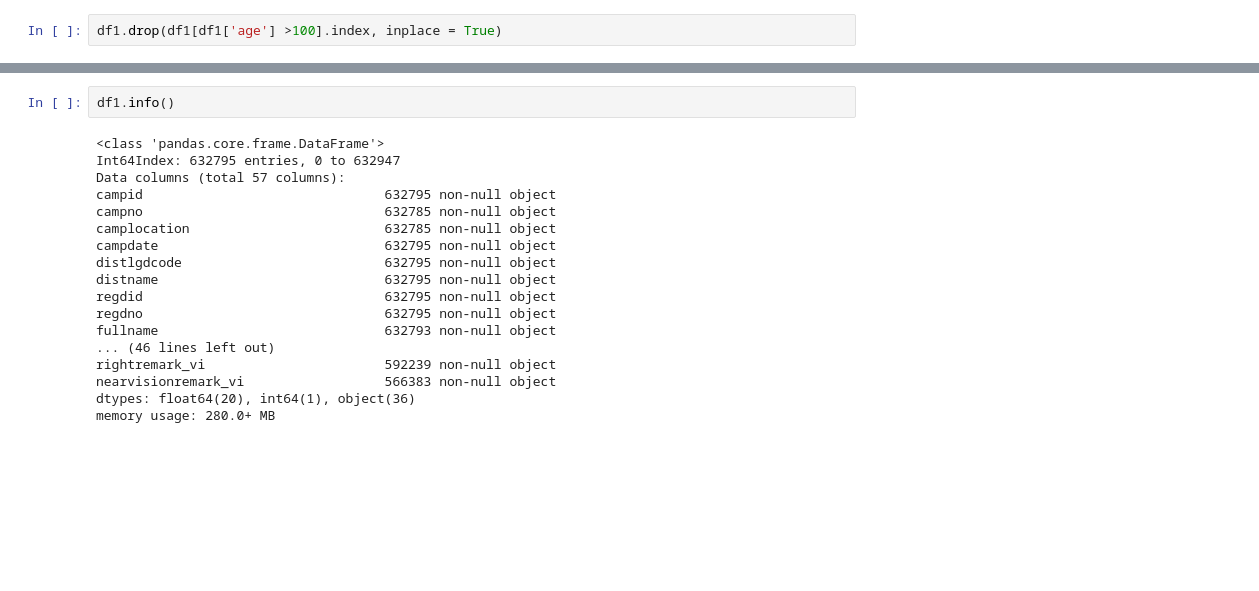
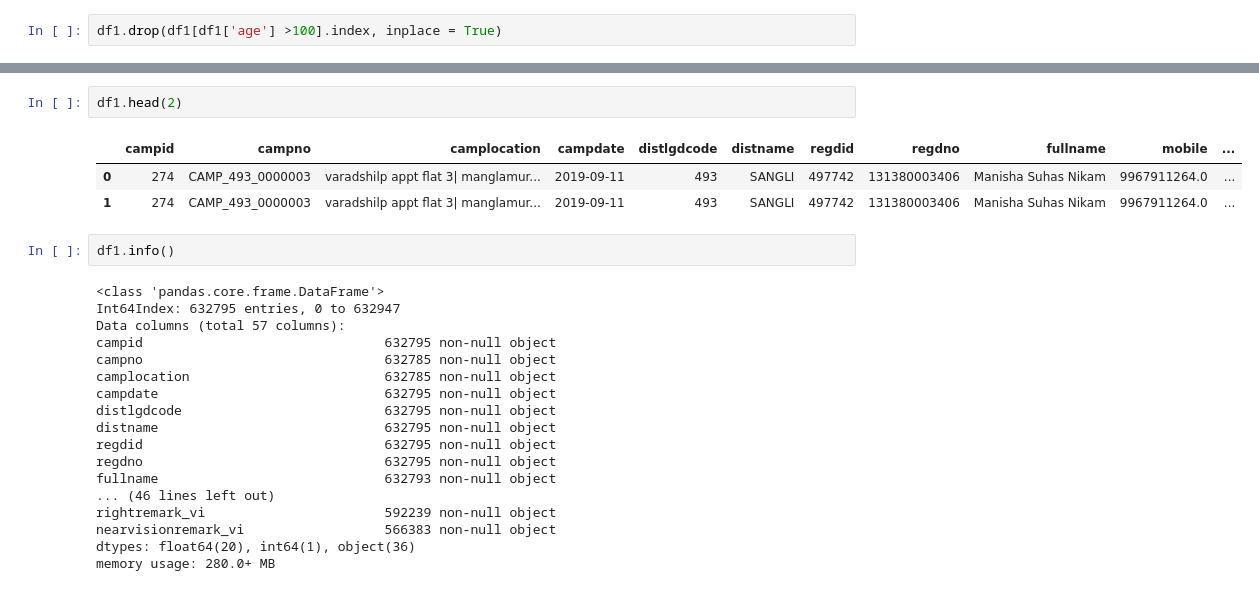
Before and after one commit to dharmendra-chouhan/s2datascience, a Jupyter notebook: Extracted_Construction_Worker_Patient_Details_Files.ipynb, the cells around one changed output, grey strips where cells are left out. Drawn from its saved outputs; the diff is of its cells as text; blank space fills up the shorter version.

```diff
--- a/Extracted_Construction_Worker_Patient_Details_Files.ipynb
+++ b/Extracted_Construction_Worker_Patient_Details_Files.ipynb
@@ -301,3 +314,9 @@ droping data
+# %%
+df1.head(2)
+# %% [output]
+|  | campid | campno | camplocation | campdate | distlgdcode | distname | regdid | regdno | fullname | mobile | ... |
+| 0 | 274 | CAMP_493_0000003 | varadshilp appt flat 3| manglamur... | 2019-09-11 | 493 | SANGLI | 497742 | 131380003406 | Manisha Suhas Nikam | 9967911264.0 | ... |
+| 1 | 274 | CAMP_493_0000003 | varadshilp appt flat 3| manglamur... | 2019-09-11 | 493 | SANGLI | 497742 | 131380003406 | Manisha Suhas Nikam | 9967911264.0 | ... |
 # %%
 df1.info()
 # %% [output]
```
Also changed, not shown: parts of 6 cells of this notebook.
